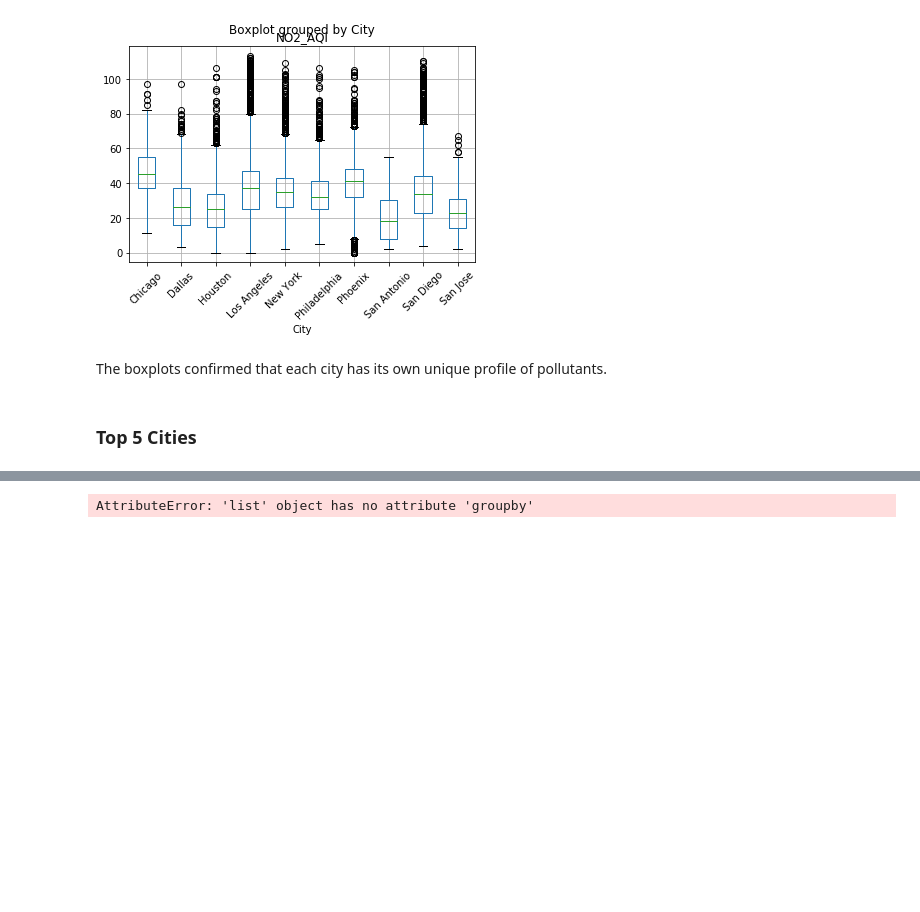
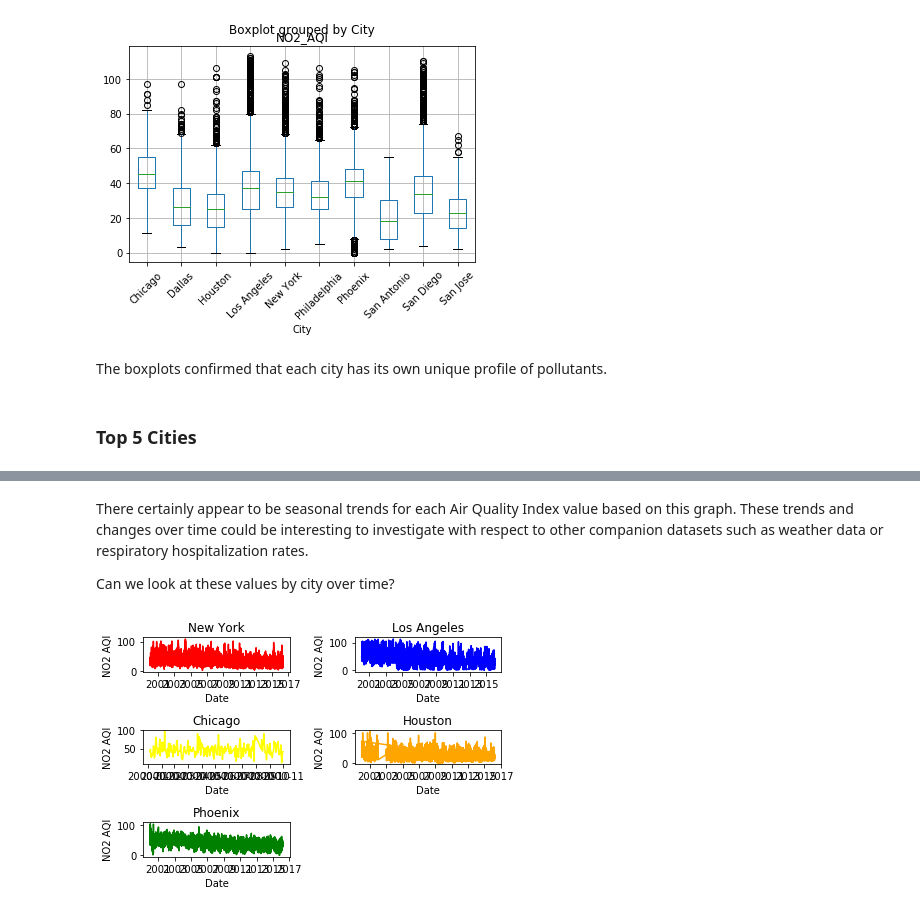
Before and after one commit to bouncebarkrun/Springboard-Data-Science-Career-Track, a Jupyter notebook: 1st Capstone Project/Capstone 1 EDA.ipynb, the cells around one changed output, grey strips where cells are left out. Cells and saved outputs as stored; diff of their text form; code cells hidden in the pictures; blank space fills up the shorter version.

```diff
--- a/1st Capstone Project/Capstone 1 EDA.ipynb
+++ b/1st Capstone Project/Capstone 1 EDA.ipynb
@@ -180,7 +186,39 @@ Can we look at these values by city over time?
-# %%
-plt.plot_date(top5['Date_Local'], top5['NO2_AQI'])
-plt.xlabel('Date')
-plt.ylabel('NO2 AQI')
-plt.show()
-# %% [output]
-AttributeError: 'list' object has no attribute 'groupby'
+# %% [markdown]
+There certainly appear to be seasonal trends for each Air Quality Index value based on this graph.  These trends and changes over time could be interesting to investigate with respect to other companion datasets such as weather data or respiratory hospitalization rates.
+
+Can we look at these values by city over time?
+# %%
+plt.subplot(3, 2, 1)
+NY = top5[(top5.City=='New York')]
+plt.plot_date(NY['Date_Local'], NY['NO2_AQI'], linestyle='solid', marker='None', c='red')
+plt.xlabel('Date')
+plt.ylabel('NO2 AQI')
+plt.title('New York')
+plt.subplot(3, 2, 2)
+LA = top5[(top5.City=='Los Angeles')]
+plt.plot_date(LA['Date_Local'], LA['NO2_AQI'], linestyle='solid', marker='None', c='blue')
+plt.xlabel('Date')
+plt.ylabel('NO2 AQI')
+plt.title('Los Angeles')
+plt.subplot(3, 2, 3)
+CHI = top5[(top5.City=='Chicago')]
+plt.plot_date(CHI['Date_Local'], CHI['NO2_AQI'], linestyle='solid', marker='None', c='yellow')
+plt.xlabel('Date')
+plt.ylabel('NO2 AQI')
+plt.title('Chicago')
+plt.subplot(3, 2, 4)
+HOU = top5[(top5.City=='Houston')]
+plt.plot_date(HOU['Date_Local'], HOU['NO2_AQI'], linestyle='solid', marker='None', c='orange')
+plt.xlabel('Date')
+plt.ylabel('NO2 AQI')
+plt.title('Houston')
+plt.subplot(3, 2, 5)
+PHX = top5[(top5.City=='Phoenix')]
+plt.plot_date(PHX['Date_Local'], PHX['NO2_AQI'], linestyle='solid', marker='None', c='green')
+plt.xlabel('Date')
+plt.ylabel('NO2 AQI')
+plt.title('Phoenix')
+plt.tight_layout()
+plt.show()
+# %% [output]
+[figure, added]
```
Also changed, not shown: parts of 6 cells of this notebook.
